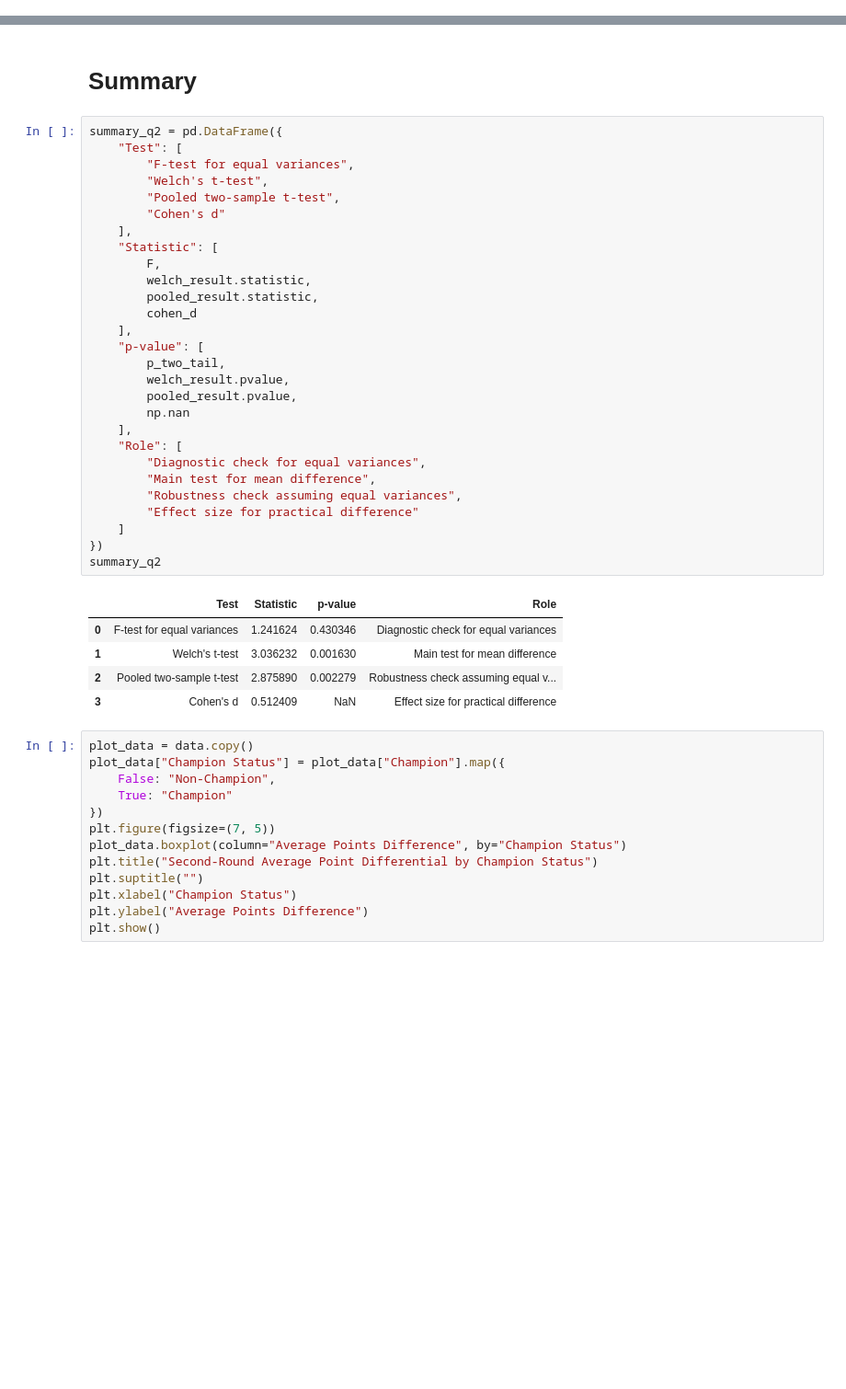
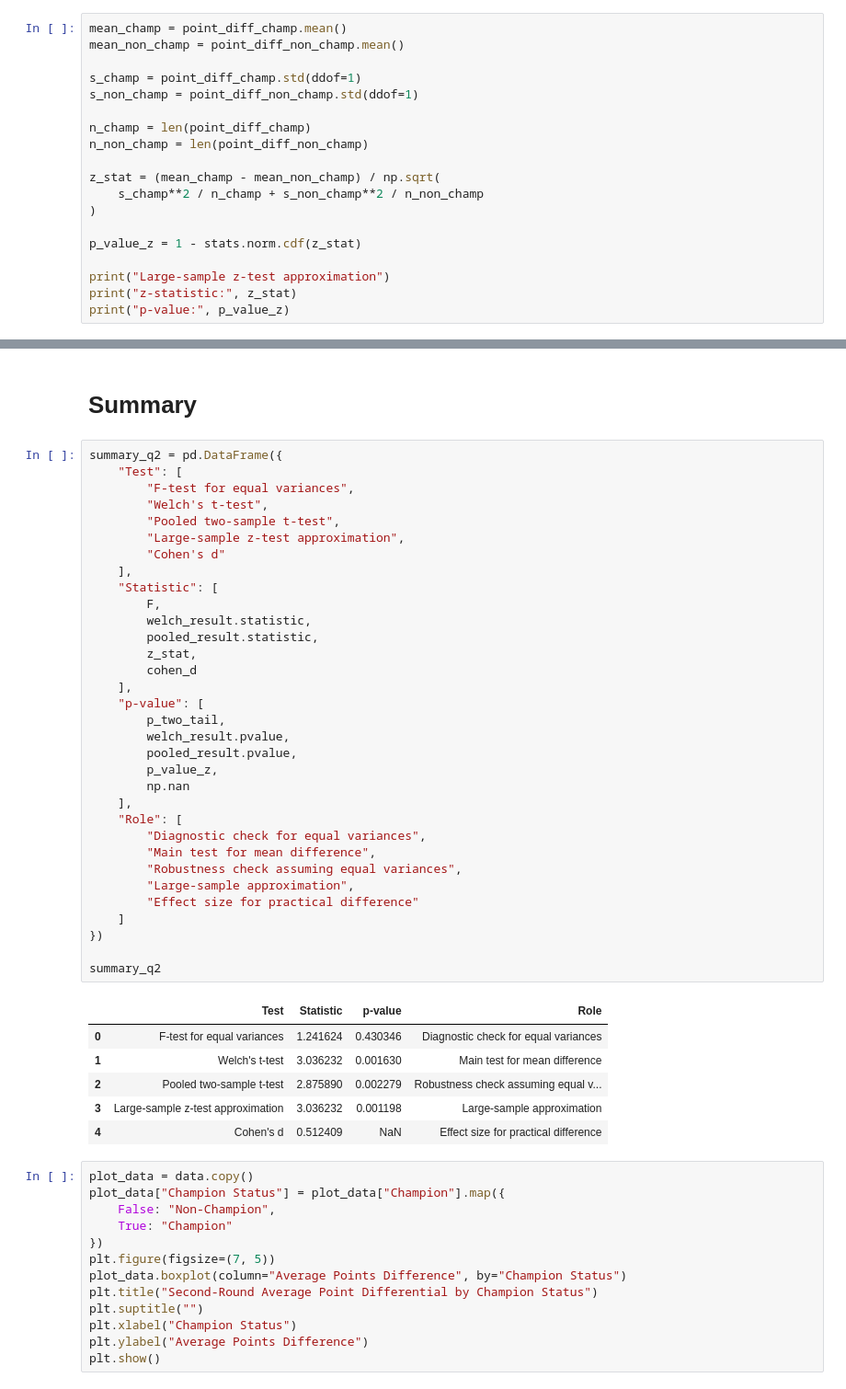
Before and after one commit to GalahadJr-1214/2026-Statistics-Final-Project, a Jupyter notebook: Final Project/champ_stats_diff.ipynb, the cells around one changed output, grey strips where cells are left out. Shown at 92% size. Saved outputs shown, nothing was run; the diff lists cells and outputs as text; blank space fills up the shorter version.

Commit message:
add z test

```diff
--- a/Final Project/champ_stats_diff.ipynb
+++ b/Final Project/champ_stats_diff.ipynb
@@ -127,0 +130,19 @@ p-value: 0.0022787975267969385
+# %%
+mean_champ = point_diff_champ.mean()
+mean_non_champ = point_diff_non_champ.mean()
+
+s_champ = point_diff_champ.std(ddof=1)
+s_non_champ = point_diff_non_champ.std(ddof=1)
+
+n_champ = len(point_diff_champ)
+n_non_champ = len(point_diff_non_champ)
+
+z_stat = (mean_champ - mean_non_champ) / np.sqrt(
+    s_champ**2 / n_champ + s_non_champ**2 / n_non_champ
+)
+
+p_value_z = 1 - stats.norm.cdf(z_stat)
+
+print("Large-sample z-test approximation")
+print("z-statistic:", z_stat)
+print("p-value:", p_value_z)
@@ -152,34 +177,40 @@ summary_q2 = pd.DataFrame({
         "F-test for equal variances",
         "Welch's t-test",
         "Pooled two-sample t-test",
+        "Large-sample z-test approximation",
         "Cohen's d"
     ],
     "Statistic": [
         F,
         welch_result.statistic,
         pooled_result.statistic,
+        z_stat,
         cohen_d
     ],
     "p-value": [
         p_two_tail,
         welch_result.pvalue,
         pooled_result.pvalue,
+        p_value_z,
         np.nan
     ],
     "Role": [
         "Diagnostic check for equal variances",
         "Main test for mean difference",
         "Robustness check assuming equal variances",
+        "Large-sample approximation",
         "Effect size for practical difference"
     ]
 })
+
 summary_q2
 # %% [output]
 |  | Test | Statistic | p-value | Role |
 | 0 | F-test for equal variances | 1.241624 | 0.430346 | Diagnostic check for equal variances |
 | 1 | Welch's t-test | 3.036232 | 0.001630 | Main test for mean difference |
 | 2 | Pooled two-sample t-test | 2.875890 | 0.002279 | Robustness check assuming equal v... |
-| 3 | Cohen's d | 0.512409 | NaN | Effect size for practical difference |
+| 3 | Large-sample z-test approximation | 3.036232 | 0.001198 | Large-sample approximation |
+| 4 | Cohen's d | 0.512409 | NaN | Effect size for practical difference |
 # %%
 plot_data = data.copy()
 plot_data["Champion Status"] = plot_data["Champion"].map({
```
Also changed, not shown: parts of 2 cells of this notebook.
